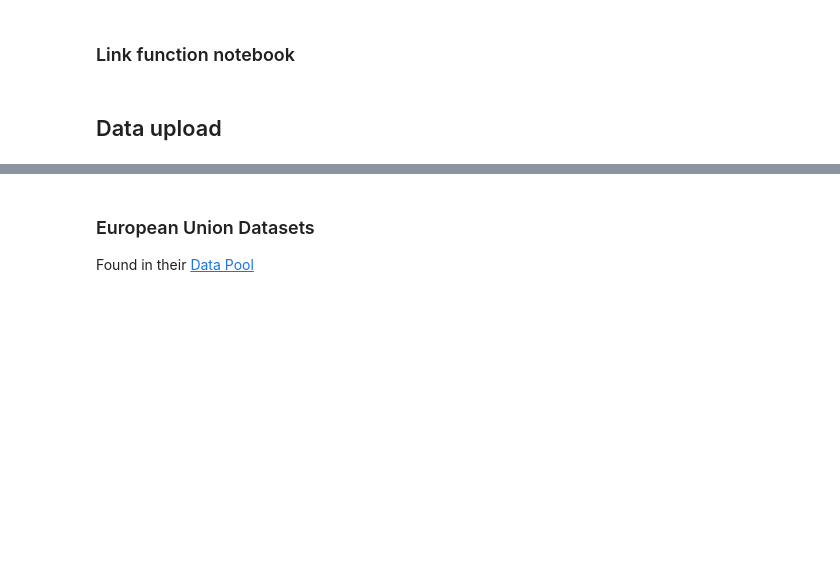
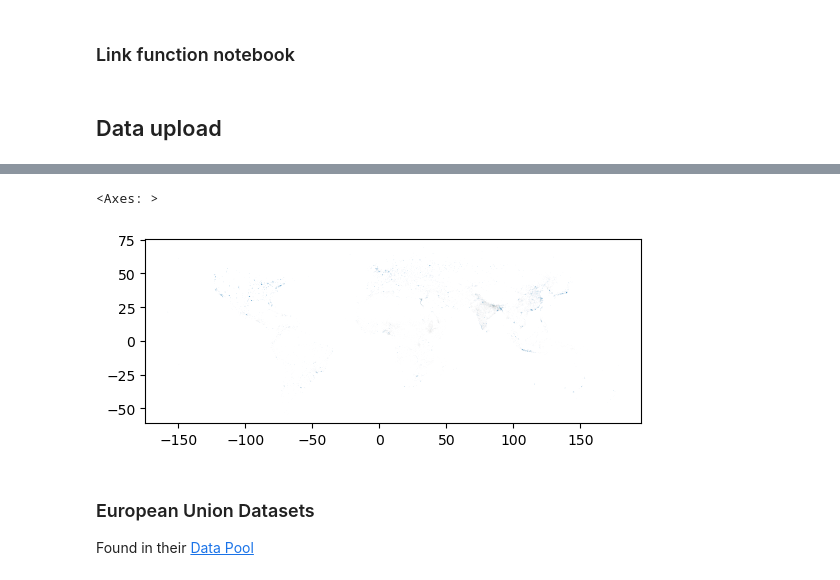
Before and after one commit to Geo-Cultural-Informatics-Lab/OSM-Feature-Completeness, a Jupyter notebook: 4) Validity_tests/general_building_dataset.ipynb, the cells around one changed output, grey strips where cells are left out. Saved outputs shown, nothing was run; the diff lists cells and outputs as text; code cells hidden in the pictures; blank space fills up the shorter version.

```diff
--- a/4) Validity_tests/general_building_dataset.ipynb
+++ b/4) Validity_tests/general_building_dataset.ipynb
@@ -48,3 +60,8 @@ from functions import generate_measure_sample_plot # plotting functions
+# %%
+paris_large.plot()
+# %% [output]
+<Axes: >
+[figure, added]
 # %% [markdown]
 ### European Union Datasets
 
```
Also changed, not shown: parts of 5 cells of this notebook, 2 other files.
